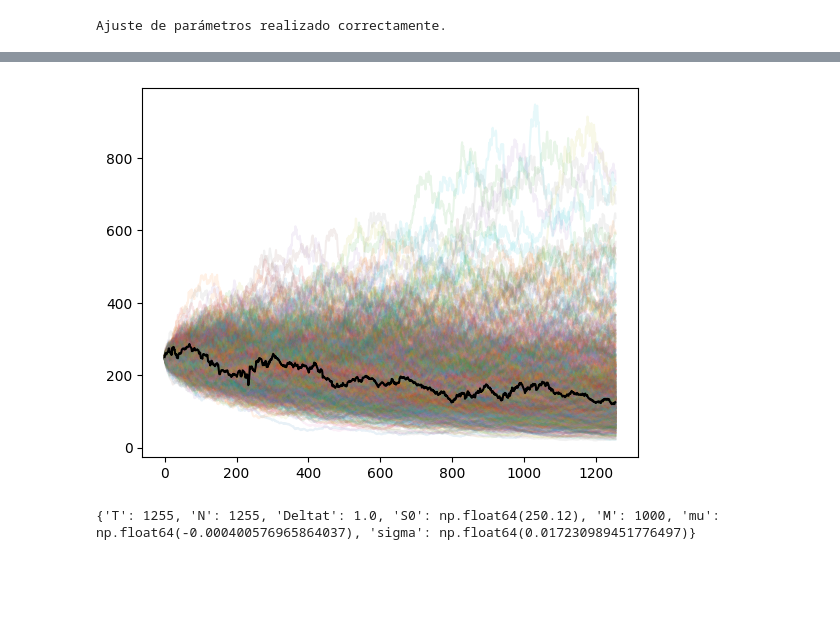
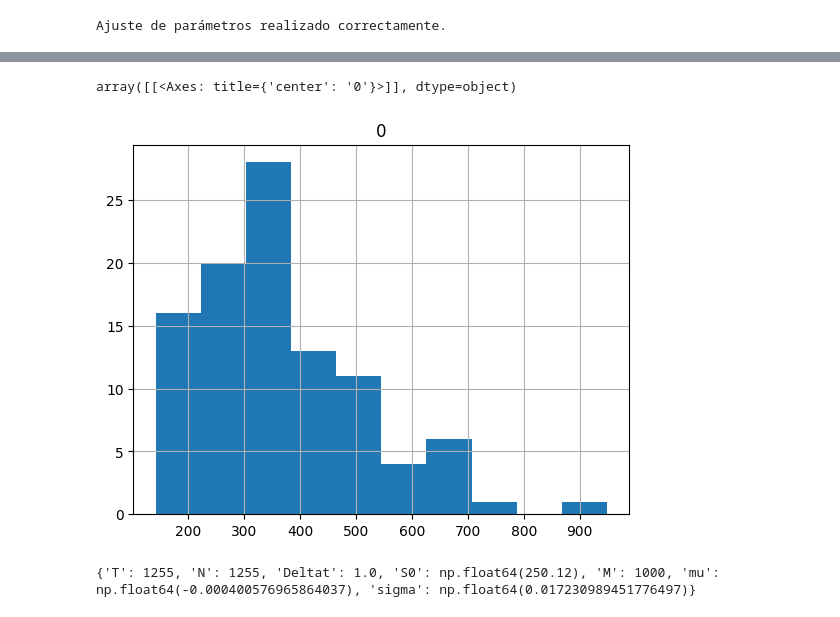
Before and after one commit to Jordi103/simulacion_de_mercado, a Jupyter notebook: simulaciones.ipynb, the cells around one changed output, grey strips where cells are left out. Cells and saved outputs as stored; diff of their text form; code cells hidden in the pictures; blank space fills up the shorter version.

```diff
--- a/simulaciones.ipynb
+++ b/simulaciones.ipynb
@@ -41,6 +43,7 @@ Finalmente, para obtener la función explícita de la verosimilitud, solo hace f
 $$ S_{t_{k+1}}|S_{t_k} \sim N( S_{t_k}(1+\mu \Delta t), \sigma^2\Delta t S_{t_k}^2).$$
 # %%
 import datos
-# importlib.reload(datos)
-ts = datos.download_stock_data('AAPL')['close']
+importlib.reload(datos)
+ts = datos.download_stock_data('AAPL')
+ts = ts['close']
 # %%
@@ -49,3 +52,17 @@ gbm2 = SimulacionMonteCarlo.GBM()
 gbm2.ajustar_parametros(ts, 1000)
 # %% [output]
 Ajuste de parámetros realizado correctamente.
+# %%
+import pandas as pd
+from datetime import timedelta
+import matplotlib.pyplot as plt
+importlib.reload(SimulacionMonteCarlo)
+
+sim = gbm2.simular(N=500, S0=ts.values[-1], M=100)
+df_sim = pd.DataFrame(sim)
+df_sim.index = datos.next_k_bdays(start=ts.index[-1], k=500)
+
+fig, ax = plt.subplots(1,1)
+ax.set_xlim(ts.index[0], df_sim.index[-1])
+df_sim.plot(legend=False, ax=ax)
+ts.plot(color='black', ax=ax, legend=True)
@@ -52,11 +72,8 @@ Ajuste de parámetros realizado correctamente.
 # %%
-import matplotlib.pyplot as plt
-sim = gbm2.simular()
-pd.DataFrame(sim).plot(legend=False, alpha=0.1)
-plt.plot(ts, color='black')
-plt.show()
+pd.DataFrame(sim[-1,:]).hist()
 # %% [output]
+array([[<Axes: title={'center': '0'}>]], dtype=object)
-[figure, old version]
+[figure, new version]
 # %%
 gbm2.mostrar_parametros()
 # %% [output]
```
Also changed, not shown: parts of 16 cells of this notebook, 2 other files.
